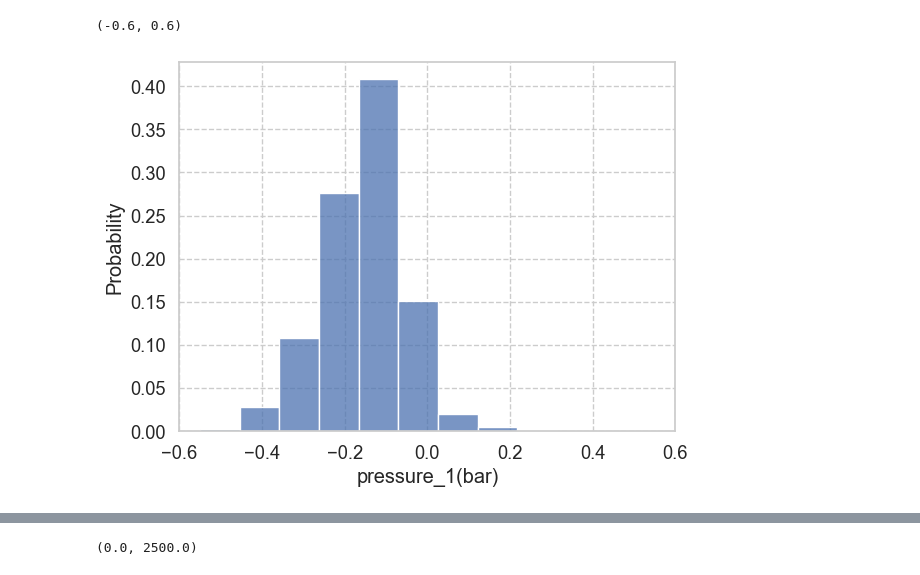
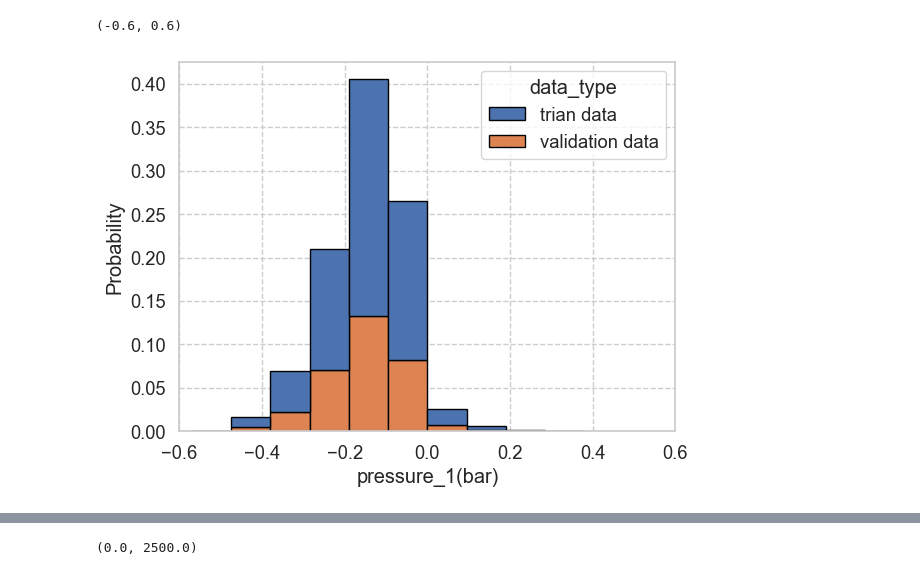
Before and after one commit to jinbeomjeong/estimate_venturi_pump_flow, a Jupyter notebook: analysis_data.ipynb, the cells around one changed output, grey strips where cells are left out. Saved outputs shown, nothing was run; the diff lists cells and outputs as text; code cells hidden in the pictures.

```diff
--- a/analysis_data.ipynb
+++ b/analysis_data.ipynb
@@ -90,0 +28,7 @@ memory usage: 2.4+ MB
+# %%
+diff_time_pd = pd.DataFrame(np.concatenate([np.array([0]), np.diff(dataset['time(s)'].to_numpy())], axis=0), columns=['diff_time(s)'])
+diff_p1_pd = pd.DataFrame(np.concatenate([np.array([0]), np.diff(dataset['pressure_1(bar)'].to_numpy())], axis=0), columns=['diff_p1(bar)'])
+diff_main_p_pd = pd.DataFrame(np.concatenate([np.array([0]), np.diff(dataset['main_pressure(bar)'].to_numpy())], axis=0), columns=['diff_main_p(bar)'])
+
+dataset = pd.concat([dataset, diff_time_pd, diff_p1_pd, diff_main_p_pd], axis=1)
+dataset.shape
@@ -91,4 +70,7 @@ memory usage: 2.4+ MB
 # %%
-sns.set(font_scale=1.0)
-sns.heatmap(dataset.corr(), annot=True, fmt='.2f', vmin=-1, vmax=1)
+dataset_copy = dataset.copy()
+dataset_copy = dataset_copy[['pump_speed(rpm)', 'nozzle_dia(mm)', 'nozzle_len(mm)', 'venturi_dist(mm)', 'outlet_flowrate(lpm)']]
+
+sns.set_theme(font_scale=1.0)
+sns.heatmap(dataset_copy.corr(), annot=True, fmt='.2f', vmin=-1, vmax=1)
 # %% [output]
@@ -96,0 +79,6 @@ sns.heatmap(dataset.corr(), annot=True, fmt='.2f', vmin=-1, vmax=1)
+# %%
+dataset_copy = dataset.copy()
+dataset_copy = dataset_copy[['diff_time(s)', 'pressure_1(bar)', 'diff_p1(bar)', 'main_pressure(bar)', 'diff_main_p(bar)', 'outlet_flowrate(lpm)']]
+
+sns.set_theme(font_scale=1.0)
+sns.heatmap(dataset_copy.corr(), annot=True, fmt='.2f', vmin=-1, vmax=1)
@@ -96,0 +88,12 @@ sns.heatmap(dataset.corr(), annot=True, fmt='.2f', vmin=-1, vmax=1)
+# %%
+data_name = 'diff_time(s)'
+
+sns.set_theme(font_scale=1.2)
+sns.set_style("whitegrid", {'grid.linestyle': '--'})
+
+data = dataset[dataset['diff_time(s)']>0.01]
+data.reset_index(drop=True, inplace=True)
+axis = sns.scatterplot(data=data, x='time(s)', y=data_name, edgecolor='black')
+axis.yaxis.set_major_formatter(ScalarFormatter())
+
+plt.ylim(0.09, 0.11)
@@ -97,13 +103,15 @@ sns.heatmap(dataset.corr(), annot=True, fmt='.2f', vmin=-1, vmax=1)
 # %%
 data_name = 'pressure_1(bar)'
 
-sns.set(font_scale=1.2)
+sns.set_theme(font_scale=1.2)
 sns.set_style("whitegrid", {'grid.linestyle': '--'})
+
 n_bin = math.ceil((dataset[data_name].max()-dataset[data_name].min())*10)
+axis = sns.histplot(data=dataset, x=data_name, stat='probability', bins=n_bin, edgecolor='black', alpha=1, hue='data_type', multiple='stack')
+#axis.xaxis.set_major_locator(MultipleLocator(200))
+plt.xlim(-0.6, 0.6)
 
-sns.histplot(dataset[data_name], stat='probability', bins=n_bin)
-
-plt.xlim(-0.6, 0.6)
+#plt.ylim(0, 0.01)
 # %% [output]
 (-0.6, 0.6)
-[figure, old version]
+[figure, new version]
```
Also changed, not shown: parts of 13 cells of this notebook, 10 other files.
